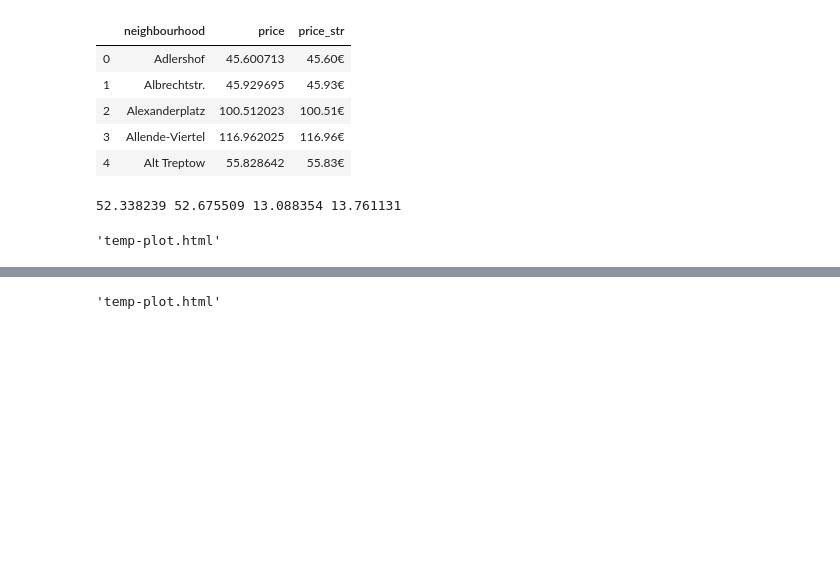
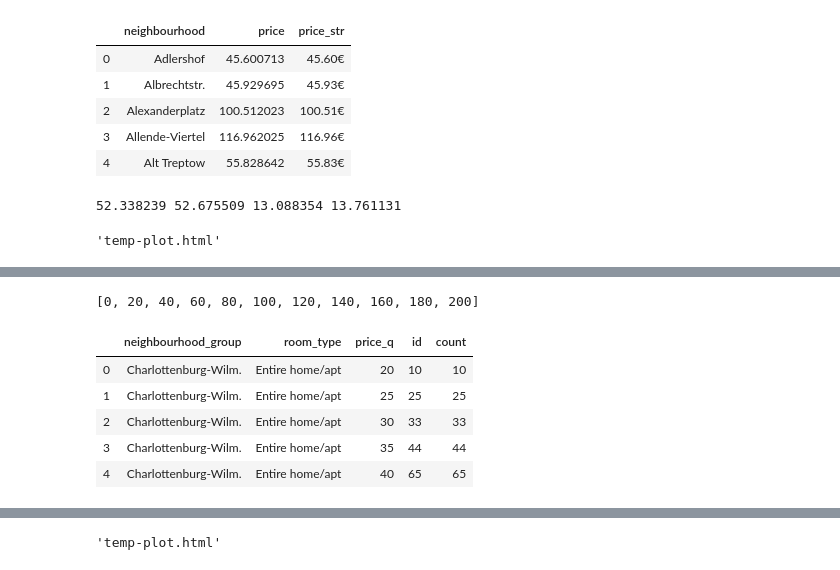
Before and after one commit to build-week-optimal-pricing/Data-science, a Jupyter notebook: ipynb/exploratory-analysis-1.ipynb, the cells around one changed output, grey strips where cells are left out. Saved outputs shown, nothing was run; the diff lists cells and outputs as text; code cells hidden in the pictures; blank space fills up the shorter version.

```diff
--- a/ipynb/exploratory-analysis-1.ipynb
+++ b/ipynb/exploratory-analysis-1.ipynb
@@ -548,0 +567,4 @@ plot(fig)
+# %%
+list(range(0, 201, 20))
+# %% [output]
+[0, 20, 40, 60, 80, 100, 120, 140, 160, 180, 200]
@@ -548,0 +573,12 @@ plot(fig)
+# %%
+
+scatter_df = recent_df.pivot_table(index=["neighbourhood_group", "room_type", "price_q"], values=["id"], aggfunc=len).reset_index()
+scatter_df["count"] = scatter_df["id"]
+scatter_df.head()
+# %% [output]
+|  | neighbourhood_group | room_type | price_q | id | count |
+| 0 | Charlottenburg-Wilm. | Entire home/apt | 20 | 10 | 10 |
+| 1 | Charlottenburg-Wilm. | Entire home/apt | 25 | 25 | 25 |
+| 2 | Charlottenburg-Wilm. | Entire home/apt | 30 | 33 | 33 |
+| 3 | Charlottenburg-Wilm. | Entire home/apt | 35 | 44 | 44 |
+| 4 | Charlottenburg-Wilm. | Entire home/apt | 40 | 65 | 65 |
```
Also changed, not shown: parts of 7 cells of this notebook, 1 other file.
